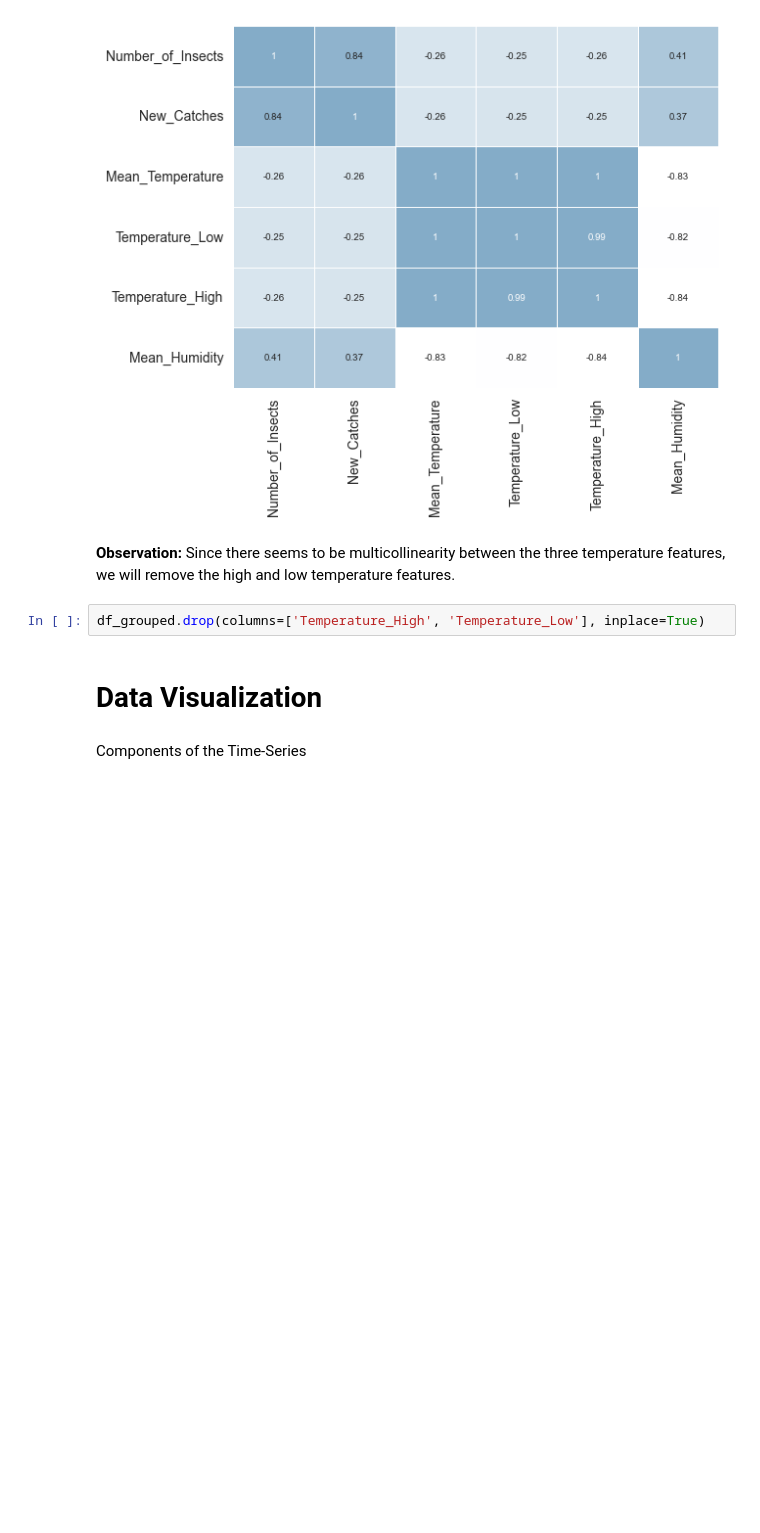
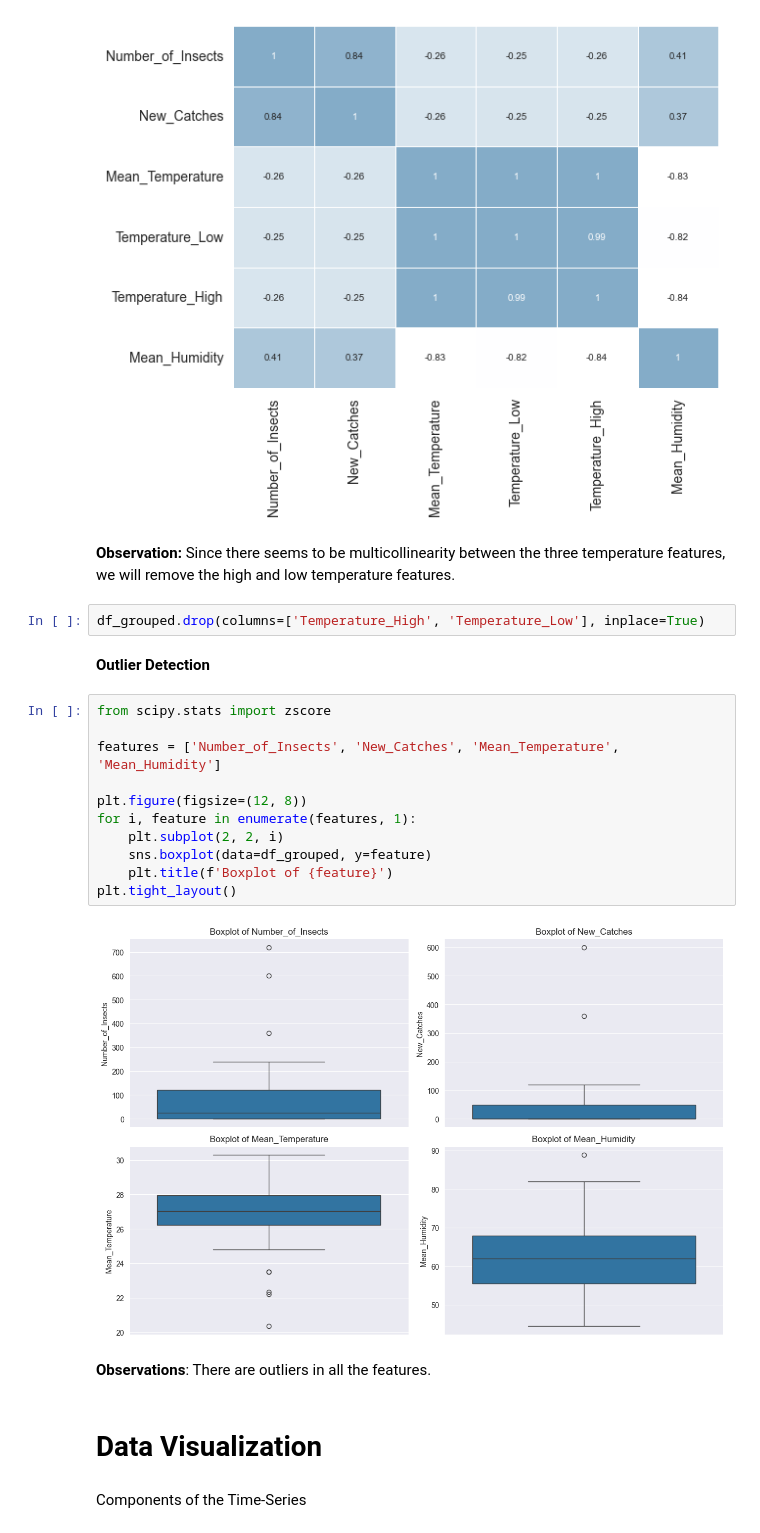
Before and after one commit to razamehar/Time-Series-Forecasting-ARIMA-ML, a Jupyter notebook: main.ipynb, the cells around one changed output. Saved outputs shown, nothing was run; the diff lists cells and outputs as text; blank space fills up the shorter version.

Commit message:
added outlier detection

```diff
--- a/main.ipynb
+++ b/main.ipynb
@@ -163,6 +163,23 @@ sns.heatmap(corr_matrix, annot = True, cmap = cmap, linewidths = 0.5, annot_kws=
 **Observation:** Since there seems to be multicollinearity between the three temperature features, we will remove the high and low temperature features.
 # %%
 df_grouped.drop(columns=['Temperature_High', 'Temperature_Low'], inplace=True)
+# %% [markdown]
+**Outlier Detection**
+# %%
+from scipy.stats import zscore
+
+features = ['Number_of_Insects', 'New_Catches', 'Mean_Temperature', 'Mean_Humidity']
+
+plt.figure(figsize=(12, 8))
+for i, feature in enumerate(features, 1):
+    plt.subplot(2, 2, i)
+    sns.boxplot(data=df_grouped, y=feature)
+    plt.title(f'Boxplot of {feature}')
+plt.tight_layout()
+# %% [output]
+[figure, added]
+# %% [markdown]
+**Observations**: There are outliers in all the features.
 # %% [markdown]
 # Data Visualization
 # %% [markdown]
```
Also changed, not shown: parts of 2 cells of this notebook.
